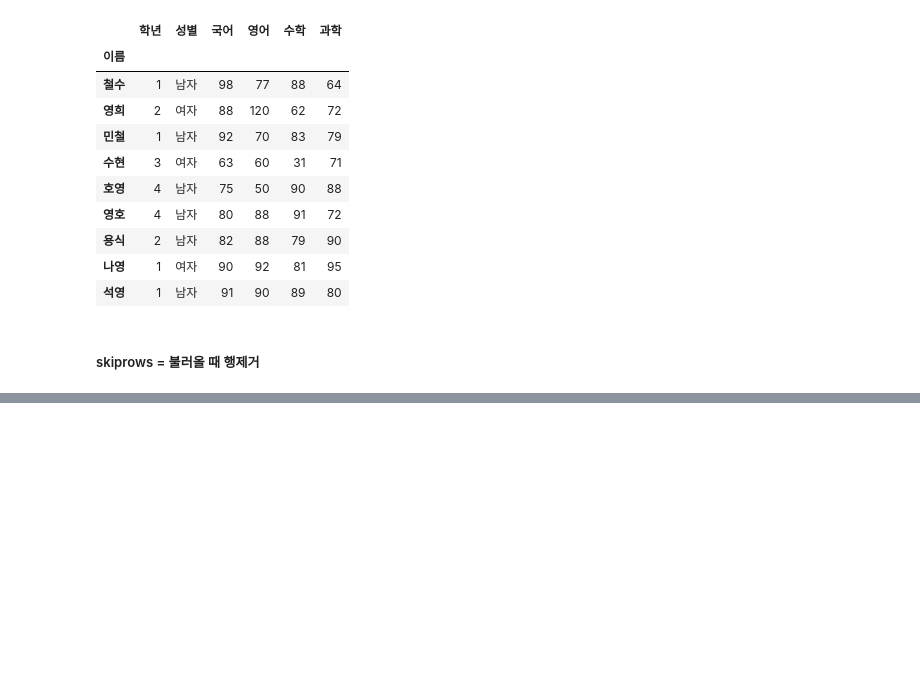
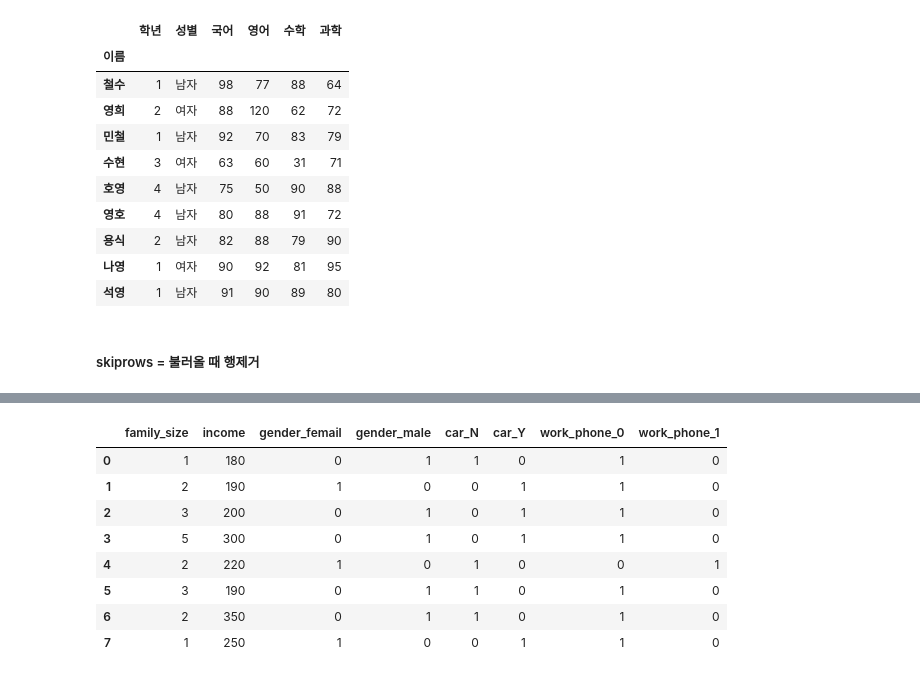
Before and after one commit to jihun5/jihun5, a Jupyter notebook: jupyter_project/jupyter_project/연습하기/데이터 전처리1.ipynb, the cells around one changed output, grey strips where cells are left out. Drawn from its saved outputs; the diff is of its cells as text; code cells hidden in the pictures; blank space fills up the shorter version.

```diff
--- a/jupyter_project/jupyter_project/연습하기/데이터 전처리1.ipynb
+++ b/jupyter_project/jupyter_project/연습하기/데이터 전처리1.ipynb
@@ -511,0 +722,13 @@ df
+# %%
+import pandas as pd
+import numpy as np
+
+## 데이터 생성
+data = {
+    'gender' : ['male','femail','male','male','femail','male','male','femail'],
+    'car' : ['N','Y','Y','Y','N','N','N','Y'],
+    'family_size' : [1,2,3,5,2,3,2,1],
+    'work_phone' : [0,0,0,0,1,0,0,0],
+    'income' : [180,190,200,300,220,190,350,250]
+}
+df = pd.DataFrame(data)
@@ -511,0 +747,12 @@ df
+# %%
+pd.get_dummies(df, columns = ['gender', 'car', 'work_phone'], dtype='int')
+# %% [output]
+|  | family_size | income | gender_femail | gender_male | car_N | car_Y | work_phone_0 | work_phone_1 |
+| 0 | 1 | 180 | 0 | 1 | 1 | 0 | 1 | 0 |
+| 1 | 2 | 190 | 1 | 0 | 0 | 1 | 1 | 0 |
+| 2 | 3 | 200 | 0 | 1 | 0 | 1 | 1 | 0 |
+| 3 | 5 | 300 | 0 | 1 | 0 | 1 | 1 | 0 |
+| 4 | 2 | 220 | 1 | 0 | 1 | 0 | 0 | 1 |
+| 5 | 3 | 190 | 0 | 1 | 1 | 0 | 1 | 0 |
+| 6 | 2 | 350 | 0 | 1 | 1 | 0 | 1 | 0 |
+| 7 | 1 | 250 | 1 | 0 | 0 | 1 | 1 | 0 |
```
Also changed, not shown: parts of 33 cells of this notebook, 11 other files.
